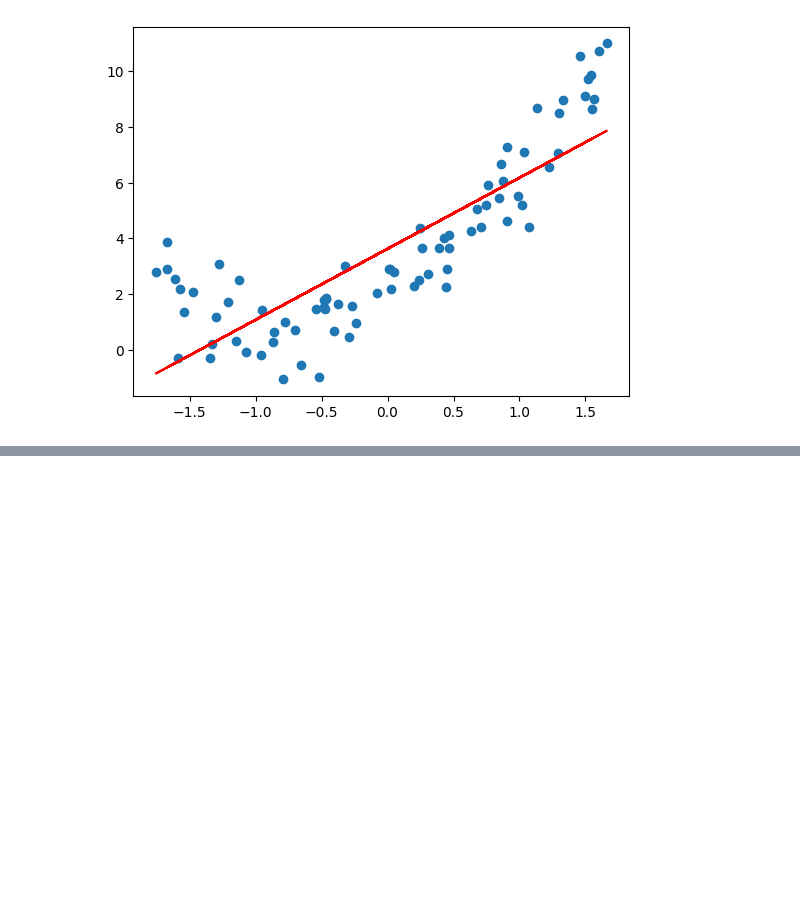
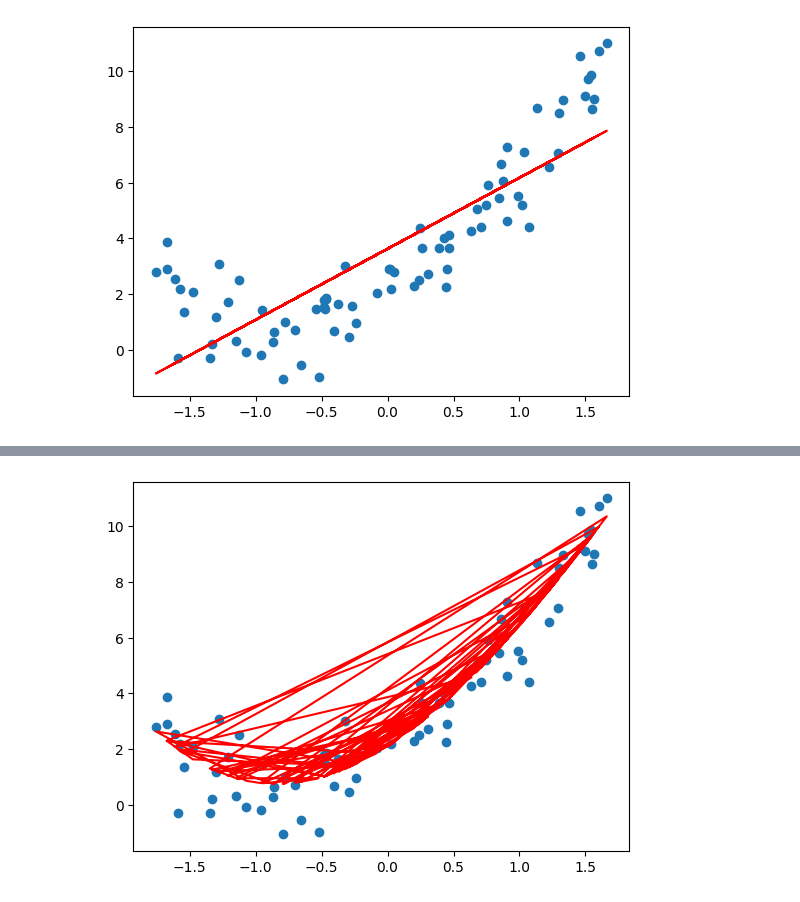
Before and after one commit to byt23/Machine-Learning, a Jupyter notebook: Polynomial Regression/polynomial_regression.ipynb, the cells around one changed output, grey strips where cells are left out. Cells and saved outputs as stored; diff of their text form; code cells hidden in the pictures; blank space fills up the shorter version.

```diff
--- a/Polynomial Regression/polynomial_regression.ipynb
+++ b/Polynomial Regression/polynomial_regression.ipynb
@@ -151,0 +217,6 @@ plt.show()
+# %%
+plt.scatter(X_train, y_train)
+plt.plot(X_train, regression.predict(X_train_poly), color = "r")
+plt.show()
+# %% [output]
+[figure, added]
```
Also changed, not shown: parts of 23 cells of this notebook.
